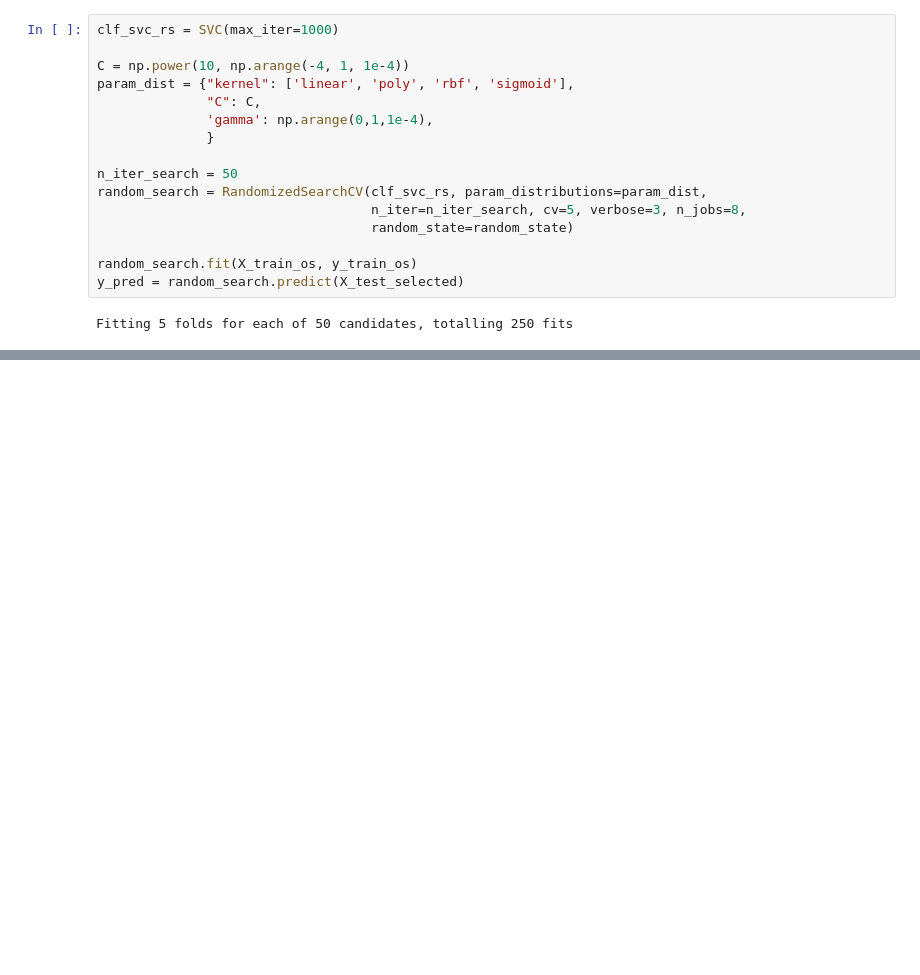
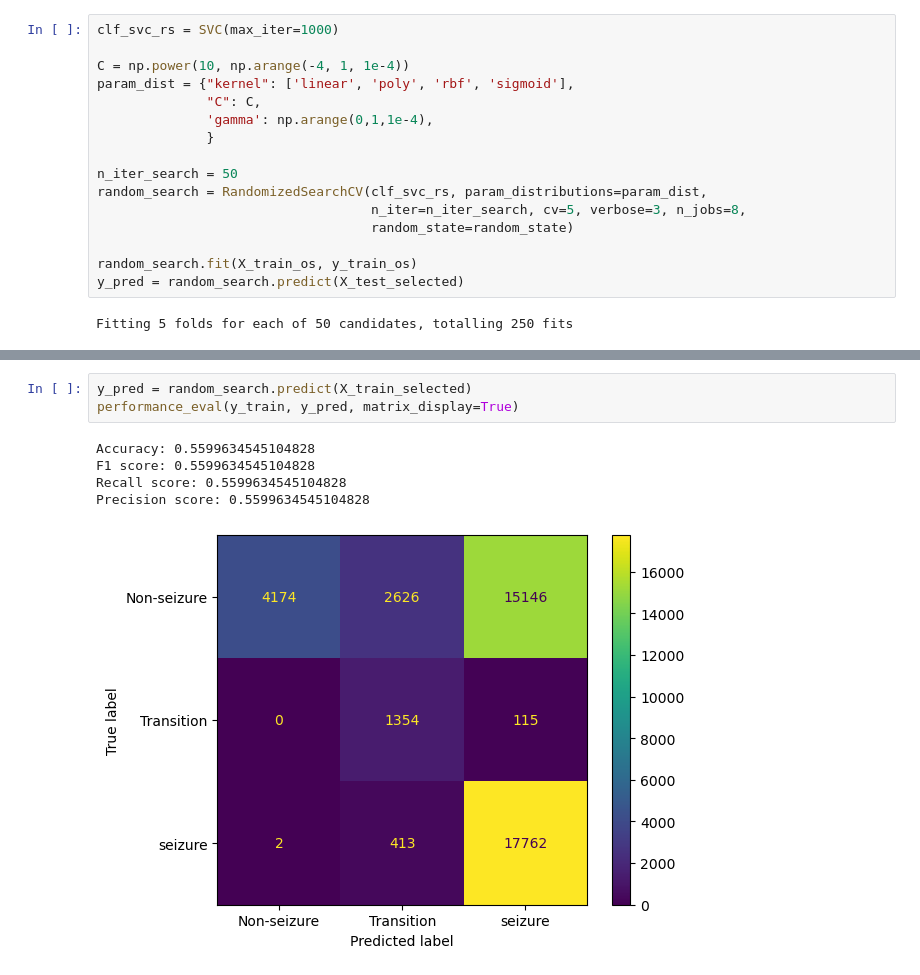
Before and after one commit to Hong-01/EE4C12-Epileptic-Seizure-Detection-using-EEG, a Jupyter notebook: SVC.ipynb, the cells around one changed output, grey strips where cells are left out. Cells and saved outputs as stored; diff of their text form; blank space fills up the shorter version.

```diff
--- a/SVC.ipynb
+++ b/SVC.ipynb
@@ -149,0 +150,9 @@ Precision score: 0.6749855741488748
+# %%
+y_pred = random_search.predict(X_train_selected)
+performance_eval(y_train, y_pred, matrix_display=True)
+# %% [output]
+Accuracy: 0.5599634545104828
+F1 score: 0.5599634545104828
+Recall score: 0.5599634545104828
+Precision score: 0.5599634545104828
+[figure, added]
```
Also changed, not shown: parts of 2 cells of this notebook, 2 other files.
